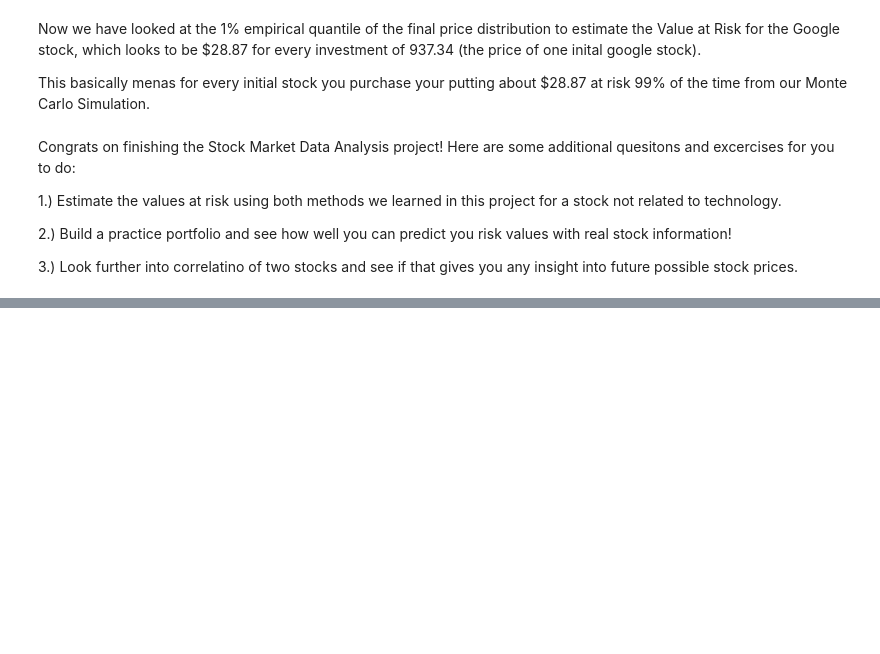
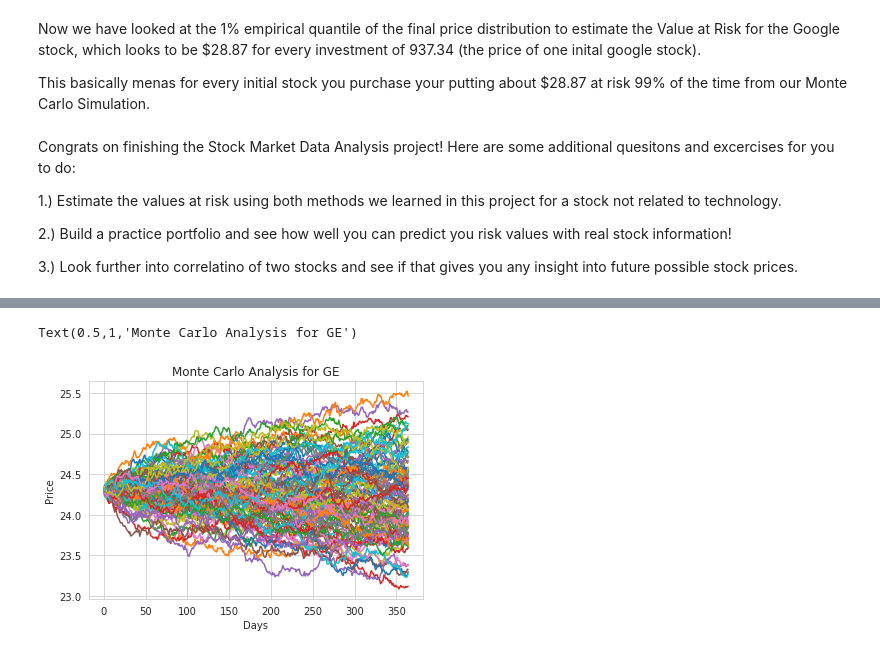
Before and after one commit to easypanda/Udemy, a Jupyter notebook: Python for Data Analysis and visualization/Stock Market Analysis.ipynb, the cells around one changed output, grey strips where cells are left out. Saved outputs shown, nothing was run; the diff lists cells and outputs as text; code cells hidden in the pictures; blank space fills up the shorter version.

```diff
--- a/Python for Data Analysis and visualization/Stock Market Analysis.ipynb
+++ b/Python for Data Analysis and visualization/Stock Market Analysis.ipynb
@@ -477,0 +573,12 @@ Congrats on finishing the Stock Market Data Analysis project! Here are some addi
+# %%
+# Setting up our time horizon
+days = 365
+
+# The delta
+dt = 1/days
+
+# Now let's grab our mu (drift) from the expected return data we got for AAPL
+mu_ge = GE_stock_pct_withoutna.mean()
+
+# Now let's grab the volatility of the stock from the std() of the average return
+sigma_ge = GE_stock_pct_withoutna.std()
@@ -477,0 +594,12 @@ Congrats on finishing the Stock Market Data Analysis project! Here are some addi
+# %%
+start_price = 24.3020
+
+
+for run in range(100):
+    plt.plot(stock_monte_carlo(start_price,days,mu_ge,sigma_ge))
+plt.xlabel("Days")
+plt.ylabel("Price")
+plt.title('Monte Carlo Analysis for GE')
+# %% [output]
+Text(0.5,1,'Monte Carlo Analysis for GE')
+[figure, added]
```
Also changed, not shown: parts of 21 cells of this notebook.
